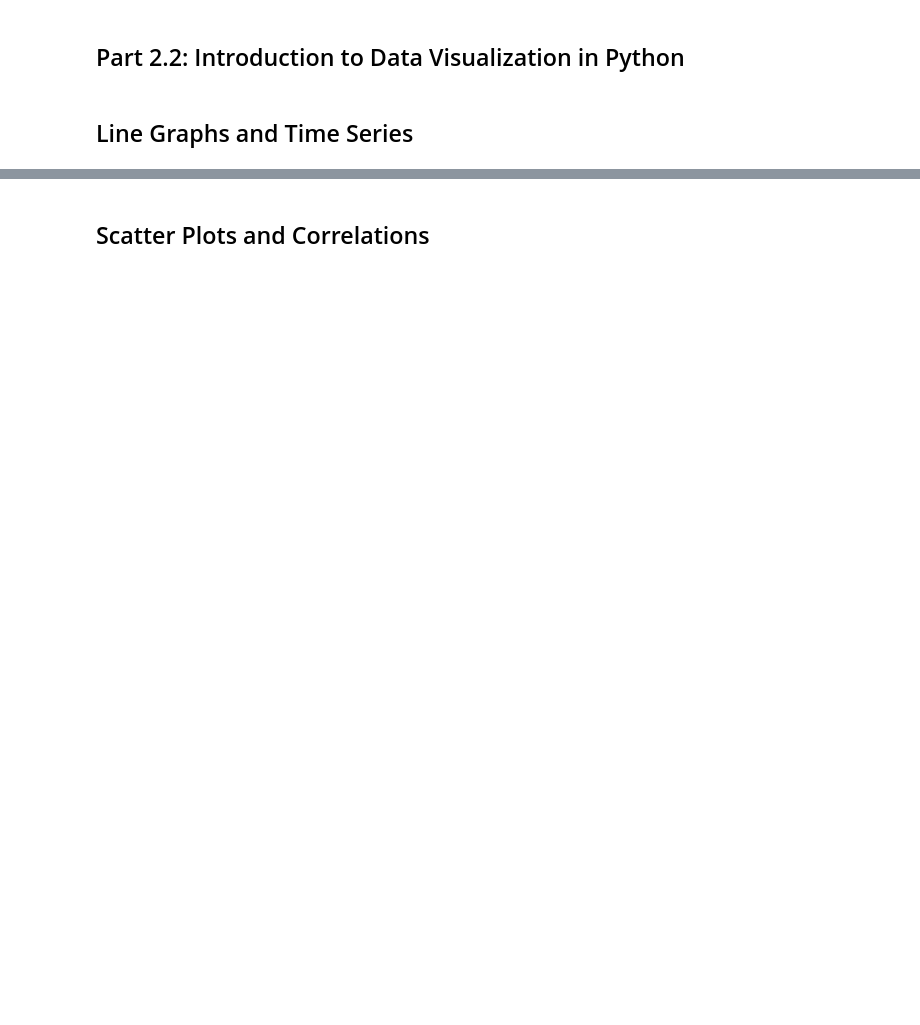
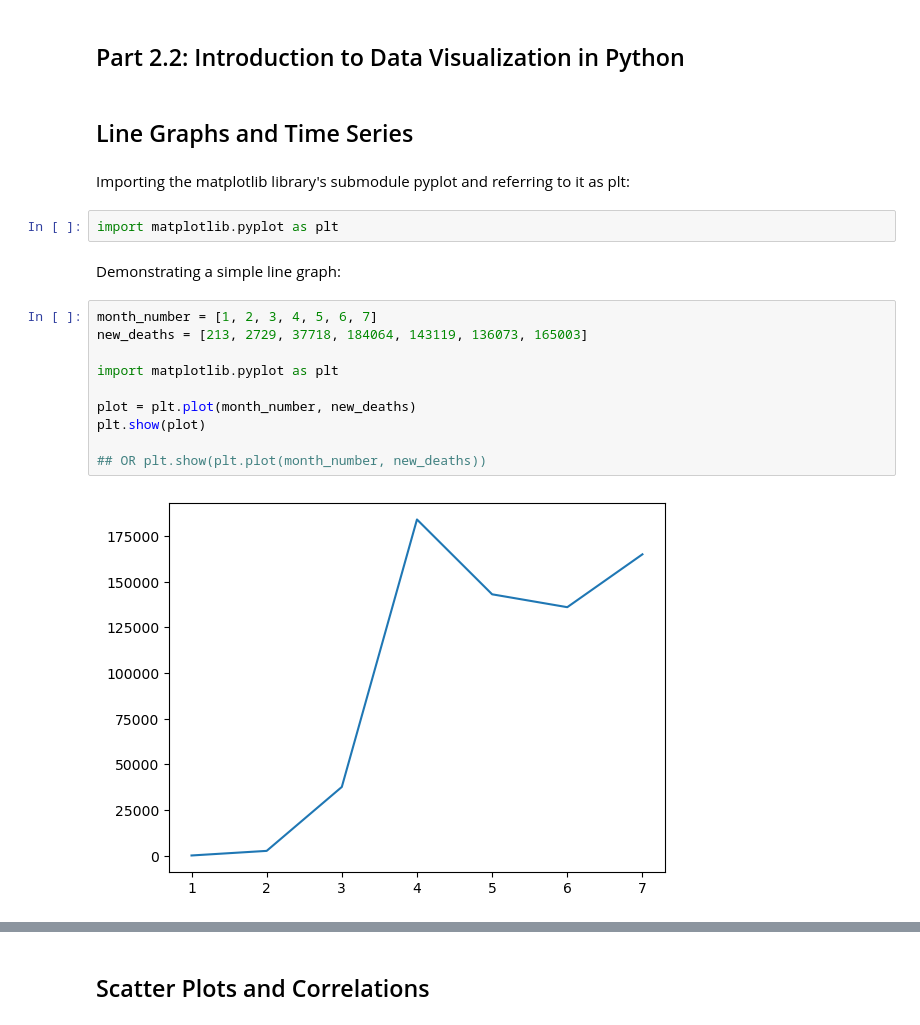
Before and after one commit to oxbbar/course-data-scientist, a Jupyter notebook: part_2/p2-2-introduction-to-data-visualization-in-python.ipynb, the cells around one changed output, grey strips where cells are left out. Drawn from its saved outputs; the diff is of its cells as text; blank space fills up the shorter version.

Commit message:
Up to visualisation

```diff
--- a/part_2/p2-2-introduction-to-data-visualization-in-python.ipynb
+++ b/part_2/p2-2-introduction-to-data-visualization-in-python.ipynb
@@ -2,3 +2,21 @@
 ## Part 2.2: Introduction to Data Visualization in Python
 # %% [markdown]
 ## Line Graphs and Time Series
+# %% [markdown]
+Importing the matplotlib library's submodule pyplot and referring to it as plt:
+# %%
+import matplotlib.pyplot as plt
+# %% [markdown]
+Demonstrating a simple line graph:
+# %%
+month_number = [1, 2, 3, 4, 5, 6, 7]
+new_deaths = [213, 2729, 37718, 184064, 143119, 136073, 165003]
+
+import matplotlib.pyplot as plt
+
+plot = plt.plot(month_number, new_deaths)
+plt.show(plot)
+
+## OR plt.show(plt.plot(month_number, new_deaths))
+# %% [output]
+[figure, added]
```
Also changed, not shown: parts of 32 cells of this notebook, 2 other files.
